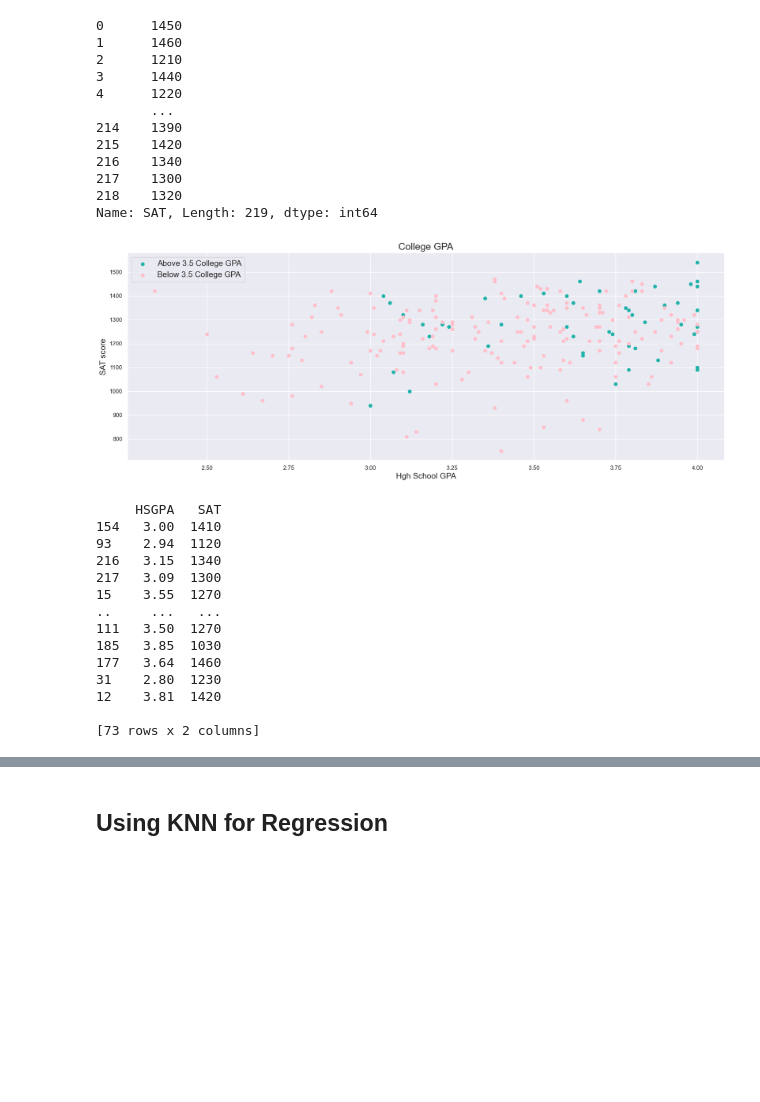
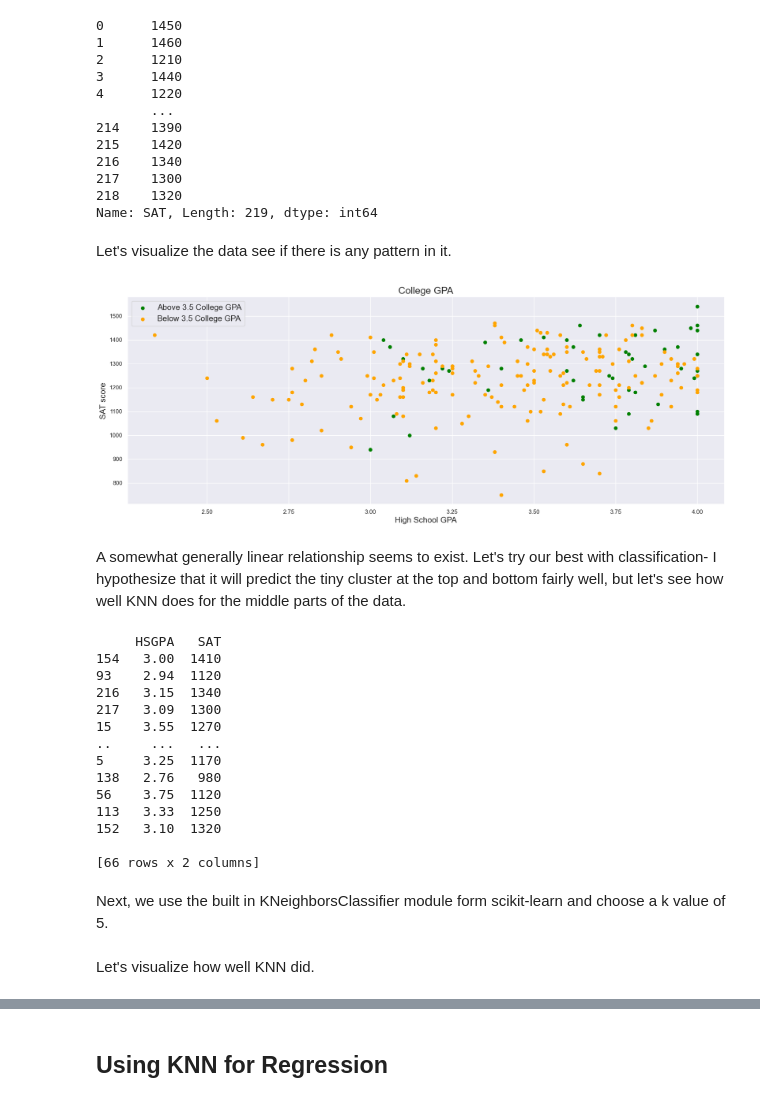
Before and after one commit to faithz314/INDE577, a Jupyter notebook: 577repo/Supervised Learning/5_K Nearest Neighbors/GPA.ipynb, the cells around one changed output, grey strips where cells are left out. Cells and saved outputs as stored; diff of their text form; code cells hidden in the pictures; blank space fills up the shorter version.

```diff
--- a/577repo/Supervised Learning/5_K Nearest Neighbors/GPA.ipynb
+++ b/577repo/Supervised Learning/5_K Nearest Neighbors/GPA.ipynb
@@ -91,39 +81,45 @@ low_gpa = df[df['GPA'] < 3.5]
 217    1300
 218    1320
 Name: SAT, Length: 219, dtype: int64
+# %% [markdown]
+Let's visualize the data see if there is any pattern in it.
 # %%
 # Plotting
 plt.figure(figsize=(20, 7))
 
 plt.scatter(high_gpa['HSGPA'],
             high_gpa['SAT'],
-            color='lightseagreen',
+            color='green',
             label='Above 3.5 College GPA')
 
 plt.scatter(low_gpa['HSGPA'],
             low_gpa['SAT'],
-            color='pink',
+            color='orange',
             label='Below 3.5 College GPA')
 
 # Labels and title
 plt.xlabel("High School GPA", fontsize=15)
 plt.ylabel("SAT score", fontsize=15)
 plt.legend(fontsize=15)
 plt.title("College GPA", fontsize=18)
 
 # Show plot
 plt.show()
 # %% [output]
-[figure, old version]
+[figure, new version]
+# %% [markdown]
+A somewhat generally linear relationship seems to exist. Let's try our best with classification- I hypothesize that it will predict the tiny cluster at the top and bottom fairly well, but let's see how well KNN does for the middle parts of the data.
 # %%
 df = df.dropna()
 df.head()
 
 X = df[['HSGPA', 'SAT']]
+
+#We give new labels to the college GPAs. Instead of the raw numbers, we just determine if its above or below 3.5
 y= df['college_GPA_label'] = df['GPA'].apply(lambda x: '>=3.5' if x >= 3.5 else '<3.5')
 
 y = y.ravel()
-X_train, X_test, y_train, y_test = train_test_split(X, y, test_size=0.33, random_state=42)
+X_train, X_test, y_train, y_test = train_test_split(X, y, test_size=0.3, random_state=42)
 
 print(X_test)
 # %% [output]
@@ -134,18 +130,22 @@ print(X_test)
 217   3.09  1300
 15    3.55  1270
 ..     ...   ...
-111   3.50  1270
-185   3.85  1030
-177   3.64  1460
-31    2.80  1230
-12    3.81  1420
+5     3.25  1170
+138   2.76   980
+56    3.75  1120
+113   3.33  1250
+152   3.10  1320
 
-[73 rows x 2 columns]
+[66 rows x 2 columns]
+# %% [markdown]
+Next, we use the built in KNeighborsClassifier module form scikit-learn and choose a k value of 5.
 # %%
 knn = KNeighborsClassifier(n_neighbors=5)
 knn.fit(X_train, y_train)
 y_pred_train = knn.predict(X_train)
 y_pred_test = knn.predict(X_test)
+# %% [markdown]
+Let's visualize how well KNN did.
 # %%
 correct= y_pred_test == y_test
 
```
Also changed, not shown: parts of 12 cells of this notebook, 1 other file.
